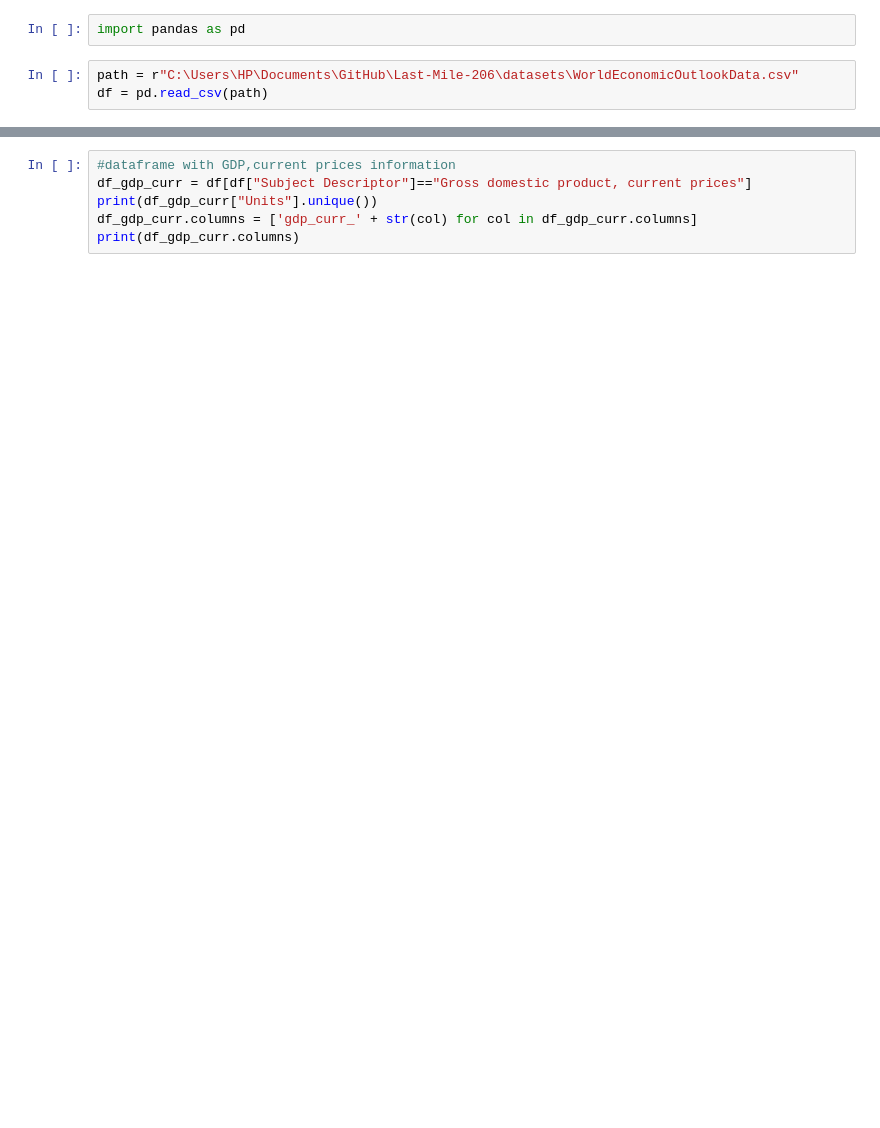
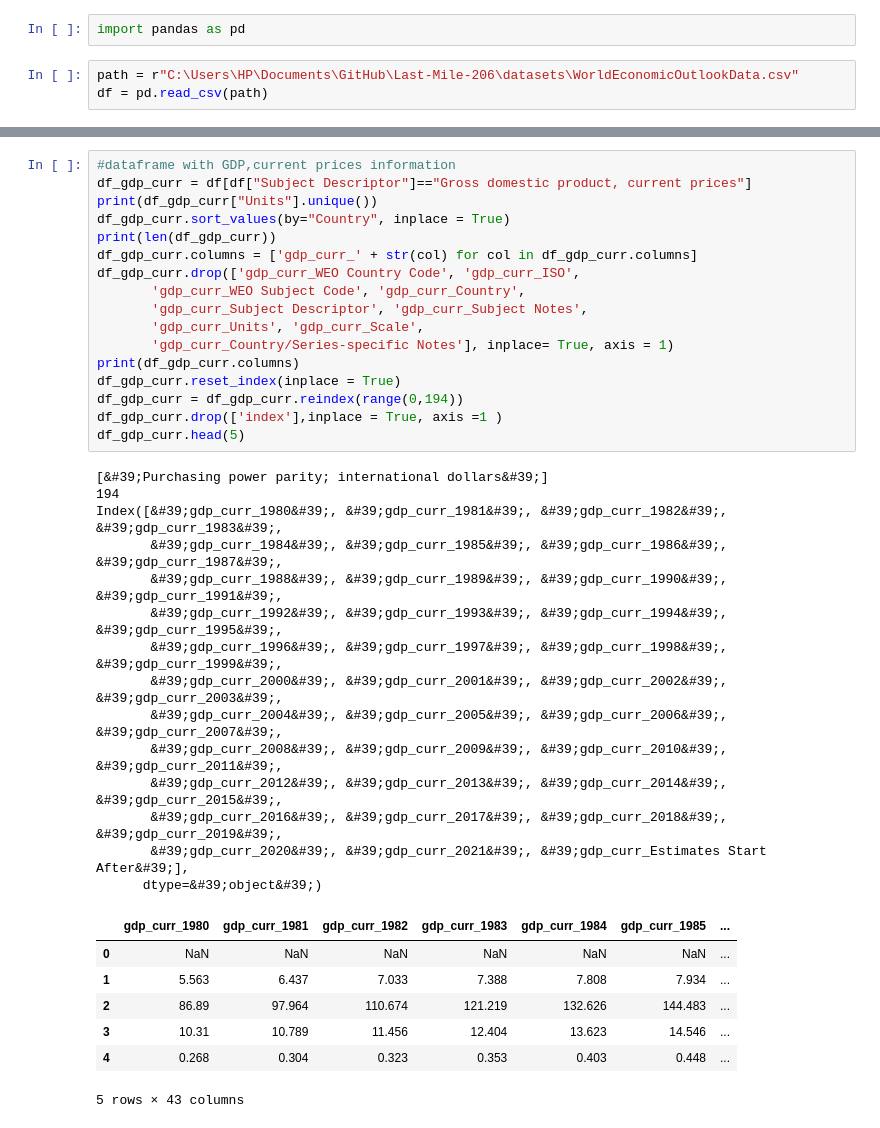
Before and after one commit to Carolina-Data-Challenge/Last-Mile-206, a Jupyter notebook: src/pre-processing.ipynb, the cells around one changed output, grey strips where cells are left out. Saved outputs shown, nothing was run; the diff lists cells and outputs as text; blank space fills up the shorter version.

```diff
--- a/src/pre-processing.ipynb
+++ b/src/pre-processing.ipynb
@@ -17,9 +76,42 @@ print(df_gdp_const.columns)
 # %%
 #dataframe with GDP,current prices information
 df_gdp_curr = df[df["Subject Descriptor"]=="Gross domestic product, current prices"]
 print(df_gdp_curr["Units"].unique())
+df_gdp_curr.sort_values(by="Country", inplace = True)
+print(len(df_gdp_curr))
 df_gdp_curr.columns = ['gdp_curr_' + str(col) for col in df_gdp_curr.columns]
+df_gdp_curr.drop(['gdp_curr_WEO Country Code', 'gdp_curr_ISO',
+       'gdp_curr_WEO Subject Code', 'gdp_curr_Country',
+       'gdp_curr_Subject Descriptor', 'gdp_curr_Subject Notes',
+       'gdp_curr_Units', 'gdp_curr_Scale',
+       'gdp_curr_Country/Series-specific Notes'], inplace= True, axis = 1)
 print(df_gdp_curr.columns)
+df_gdp_curr.reset_index(inplace = True)
+df_gdp_curr = df_gdp_curr.reindex(range(0,194))
+df_gdp_curr.drop(['index'],inplace = True, axis =1 )
+df_gdp_curr.head(5)
+# %% [output]
+[&#39;Purchasing power parity; international dollars&#39;]
+194
+Index([&#39;gdp_curr_1980&#39;, &#39;gdp_curr_1981&#39;, &#39;gdp_curr_1982&#39;, &#39;gdp_curr_1983&#39;,
+       &#39;gdp_curr_1984&#39;, &#39;gdp_curr_1985&#39;, &#39;gdp_curr_1986&#39;, &#39;gdp_curr_1987&#39;,
+       &#39;gdp_curr_1988&#39;, &#39;gdp_curr_1989&#39;, &#39;gdp_curr_1990&#39;, &#39;gdp_curr_1991&#39;,
+       &#39;gdp_curr_1992&#39;, &#39;gdp_curr_1993&#39;, &#39;gdp_curr_1994&#39;, &#39;gdp_curr_1995&#39;,
+       &#39;gdp_curr_1996&#39;, &#39;gdp_curr_1997&#39;, &#39;gdp_curr_1998&#39;, &#39;gdp_curr_1999&#39;,
+       &#39;gdp_curr_2000&#39;, &#39;gdp_curr_2001&#39;, &#39;gdp_curr_2002&#39;, &#39;gdp_curr_2003&#39;,
+       &#39;gdp_curr_2004&#39;, &#39;gdp_curr_2005&#39;, &#39;gdp_curr_2006&#39;, &#39;gdp_curr_2007&#39;,
+       &#39;gdp_curr_2008&#39;, &#39;gdp_curr_2009&#39;, &#39;gdp_curr_2010&#39;, &#39;gdp_curr_2011&#39;,
+       &#39;gdp_curr_2012&#39;, &#39;gdp_curr_2013&#39;, &#39;gdp_curr_2014&#39;, &#39;gdp_curr_2015&#39;,
+       &#39;gdp_curr_2016&#39;, &#39;gdp_curr_2017&#39;, &#39;gdp_curr_2018&#39;, &#39;gdp_curr_2019&#39;,
+       &#39;gdp_curr_2020&#39;, &#39;gdp_curr_2021&#39;, &#39;gdp_curr_Estimates Start After&#39;],
+      dtype=&#39;object&#39;)
+|  | gdp_curr_1980 | gdp_curr_1981 | gdp_curr_1982 | gdp_curr_1983 | gdp_curr_1984 | gdp_curr_1985 | ... |
+| 0 | NaN | NaN | NaN | NaN | NaN | NaN | ... |
+| 1 | 5.563 | 6.437 | 7.033 | 7.388 | 7.808 | 7.934 | ... |
+| 2 | 86.89 | 97.964 | 110.674 | 121.219 | 132.626 | 144.483 | ... |
+| 3 | 10.31 | 10.789 | 11.456 | 12.404 | 13.623 | 14.546 | ... |
+| 4 | 0.268 | 0.304 | 0.323 | 0.353 | 0.403 | 0.448 | ... |
+5 rows × 43 columns
 # %%
 #dataframe with GDP per capita information
 df_gdp_capita = df[df["Subject Descriptor"]=="Gross domestic product per capita, constant prices"]
```
Also changed, not shown: parts of 11 cells of this notebook.
